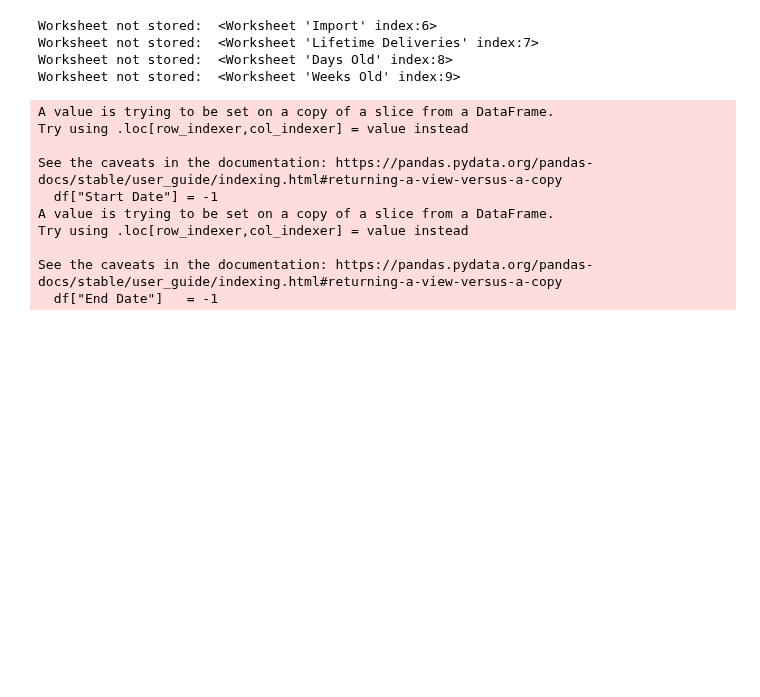
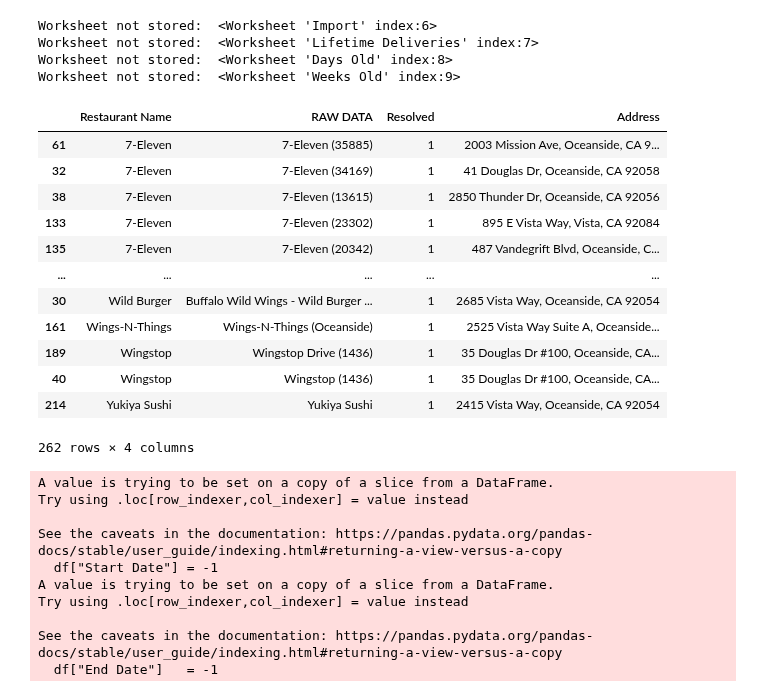
Before and after one commit to Crawford92/DeliveryData, a Jupyter notebook: stats.ipynb, the cells around one changed output. Drawn from its saved outputs; the diff is of its cells as text; code cells hidden in the pictures; blank space fills up the shorter version.

Commit message:
Updated GPS export to sort by restaurant name

```diff
--- a/stats.ipynb
+++ b/stats.ipynb
@@ -9,7 +9,7 @@ import numpy as np
 #Set to 1 to print diagnostic info
 debugFlag = 0
 #Set to 1 to pull info from RawNames sheet, join GPS, update, and export
-updateGPSFlag = 1
+updateGPSFlag = 0
 # %%
 # IMPORT DATA #
 
@@ -151,23 +151,44 @@ def time_to_timestamp(df, DateCol, TimeCols):
 # %%
 # UPDATE GPS WORKSHEET #
 
 if updateGPSFlag:
     testingDF = sheets_RawNamesDF.copy()
     testingDF = testingDF.drop_duplicates(subset=["Restaurant Name", "RAW DATA"])
+    #The above line is not as perfect as it could be
+    #If I find a target address from one that is currently absent, and add it to the most recent Notes value
+    #It wont get transfered into GPS, because if its the most recent it'll be dropped
+    #Since there's only 6 remaining instances where this is problematic, it doesn't necessarily make sense to resolve
+    #But it is good to note that if I have two new deliveries, the address should also be added to the oldest order
     testingDF = testingDF[["Restaurant Name", "RAW DATA", "Note"]]
     newNamesDF = testingDF.merge(sheets_GPSDF, how='left')
     for index, row in newNamesDF.iterrows():
         if isinstance(row['Address'], float):
             if not row['Note'] == "":
                 newNamesDF.at[index, "Address"] = row["Note"]
             else:
                 print("Note not found for:", index)
         if (row['Address'] == ""):
             newNamesDF.at[index, "Resolved"] = "0"
         else:
             newNamesDF.at[index, "Resolved"] = "1"
     newNamesDF = newNamesDF.drop(columns=["Note"])
+    newNamesDF = newNamesDF.sort_values(by=["Restaurant Name"])
+    display(newNamesDF)
     import_wks_gps.set_dataframe(newNamesDF,(1,1))
+# %% [output]
+|  | Restaurant Name | RAW DATA | Resolved | Address |
+| 61 | 7-Eleven | 7-Eleven (35885) | 1 | 2003 Mission Ave, Oceanside, CA 9... |
+| 32 | 7-Eleven | 7-Eleven (34169) | 1 | 41 Douglas Dr, Oceanside, CA 92058 |
+| 38 | 7-Eleven | 7-Eleven (13615) | 1 | 2850 Thunder Dr, Oceanside, CA 92056 |
+| 133 | 7-Eleven | 7-Eleven (23302) | 1 | 895 E Vista Way, Vista, CA 92084 |
+| 135 | 7-Eleven | 7-Eleven (20342) | 1 | 487 Vandegrift Blvd, Oceanside, C... |
+| ... | ... | ... | ... | ... |
+| 30 | Wild Burger | Buffalo Wild Wings - Wild Burger ... | 1 | 2685 Vista Way, Oceanside, CA 92054 |
+| 161 | Wings-N-Things | Wings-N-Things (Oceanside) | 1 | 2525 Vista Way Suite A, Oceanside... |
+| 189 | Wingstop | Wingstop Drive (1436) | 1 | 35 Douglas Dr #100, Oceanside, CA... |
+| 40 | Wingstop | Wingstop (1436) | 1 | 35 Douglas Dr #100, Oceanside, CA... |
+| 214 | Yukiya Sushi | Yukiya Sushi | 1 | 2415 Vista Way, Oceanside, CA 92054 |
+262 rows × 4 columns
 # %%
 # START PROCESSING #
 # %%
```
